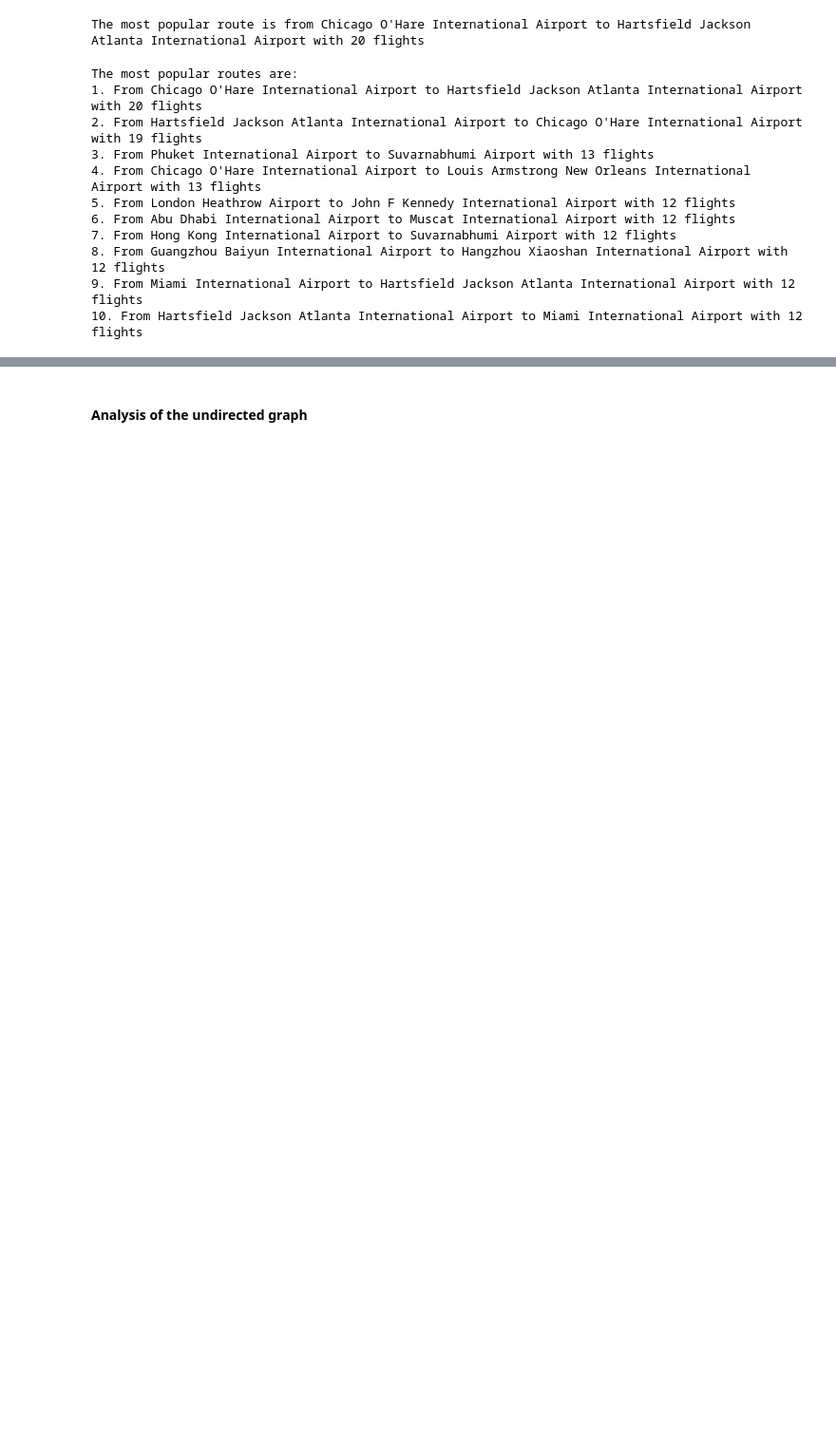
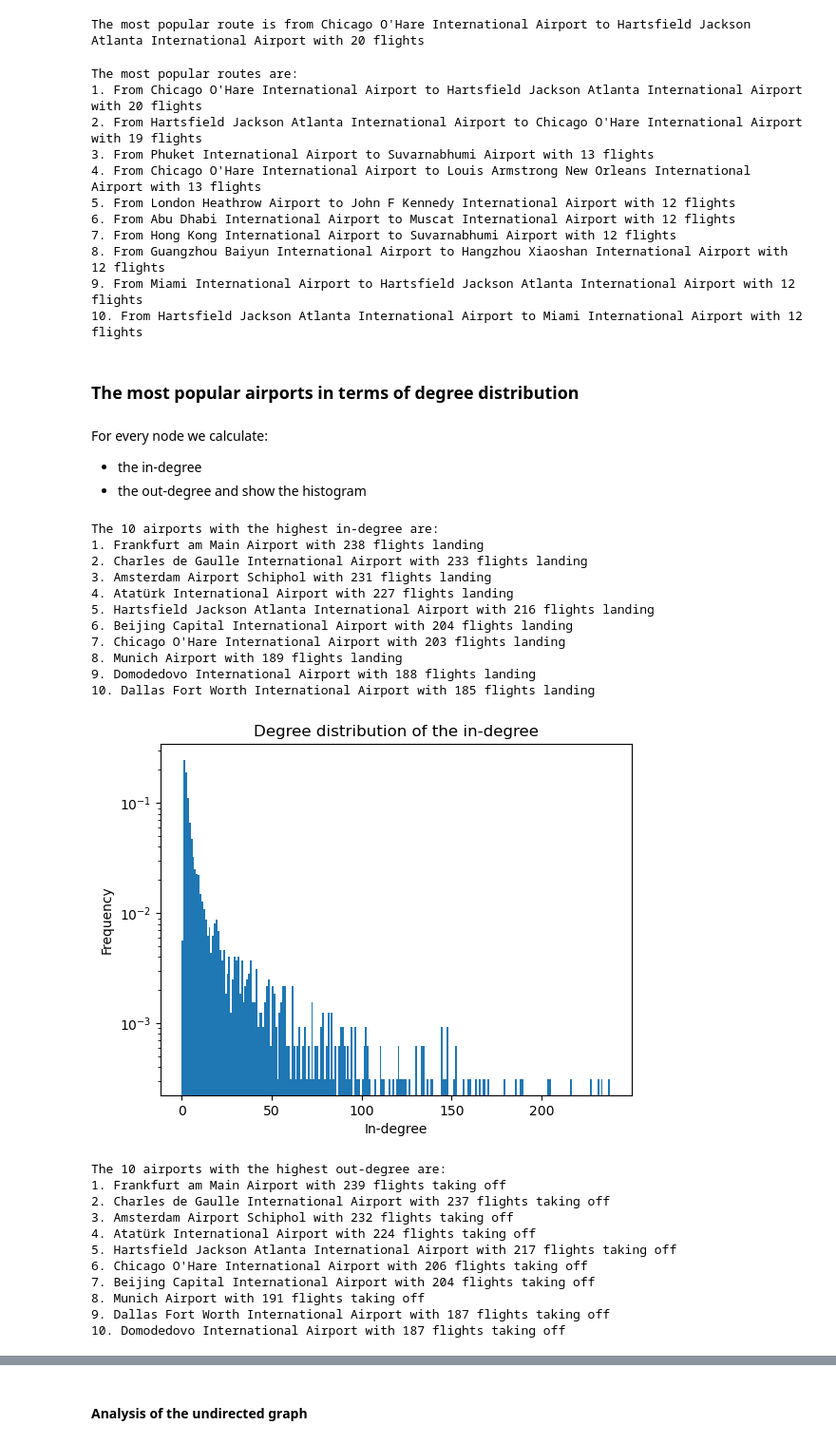
Before and after one commit to radubauzh/epidemic-spread-over-flights, a Jupyter notebook: main.ipynb, the cells around one changed output, grey strips where cells are left out. Shown at 95% size. Cells and saved outputs as stored; diff of their text form; code cells hidden in the pictures; blank space fills up the shorter version.

```diff
--- a/main.ipynb
+++ b/main.ipynb
@@ -92,7 +142,7 @@ for a,b in edges.iterrows():
 # %%
 airport_dict = {}
-for el in nodes.iterrows():
-    airport_dict[el[1]['# index']] = el[1][' name']
+for node in nodes.iterrows():
+    airport_dict[node[1]['# index']] = node[1][' name']
 # %%
 G[4][0]["weight"]
 G.get_edge_data(4,0)
@@ -154,8 +213,8 @@ Max weight edge
 max_edge = max(dict(G.edges).items(), key=lambda x: x[1]['weight'])
 source_airport = airport_dict[max_edge[0][0]]
 target_airport = airport_dict[max_edge[0][1]]
-routes = max_edge[1]['weight']
-print("The most popular route is from {} to {} with {} routes".format(source_airport, target_airport, routes))
+flights = max_edge[1]['weight']
+print("The most popular route is from {} to {} with {} flights".format(source_airport, target_airport, flights))
 # %% [output]
 The most popular route is from Chicago O'Hare International Airport to Hartsfield Jackson Atlanta International Airport with 20 flights
 # %%
@@ -165,9 +224,9 @@ max_edge = sorted(dict(G.edges).items(), key=lambda x: x[1]['weight'], reverse=T
 for i in range(10):
     source_airport = airport_dict[max_edge[i][0][0]]
     target_airport = airport_dict[max_edge[i][0][1]]
-    routes = max_edge[i][1]['weight']
+    flights = max_edge[i][1]['weight']
 
-    print("{}. From {} to {} with {} routes".format(i+1,source_airport, target_airport, routes))
+    print("{}. From {} to {} with {} flights".format(i+1,source_airport, target_airport, flights))
 # %% [output]
 The most popular routes are:
 1. From Chicago O'Hare International Airport to Hartsfield Jackson Atlanta International Airport with 20 flights
@@ -180,3 +239,68 @@ The most popular routes are:
 8. From Guangzhou Baiyun International Airport to Hangzhou Xiaoshan International Airport with 12 flights
 9. From Miami International Airport to Hartsfield Jackson Atlanta International Airport with 12 flights
 10. From Hartsfield Jackson Atlanta International Airport to Miami International Airport with 12 flights
+# %% [markdown]
+### The most popular airports in terms of degree distribution
+# %% [markdown]
+For every node we calculate:
+* the in-degree
+* the out-degree
+and show the histogram
+# %%
+# the in-degree distribution
+in_degree = G.in_degree()
+# show the 10 with the highest in-degree
+ten_highest_in_degrees = sorted(in_degree, key=lambda x: x[1], reverse=True)[:10]
+print("The 10 airports with the highest in-degree are:")
+for i in range(10):
+    print("{}. {} with {} flights landing".format(i+1,airport_dict[ten_highest_in_degrees[i][0]], ten_highest_in_degrees[i][1]))
+in_degree = [in_degree[i] for i in range(len(in_degree))]
+my_bins = np.linspace(0, max(in_degree), max(in_degree)+1)
+plt.hist(in_degree, bins=my_bins, density=True)
+plt.yscale('log')
+plt.xlabel('In-degree')
+plt.ylabel('Frequency')
+plt.title('Degree distribution of the in-degree')
+plt.show()
+print("")
+
+# the out-degree distribution
+out_degree = G.out_degree()
+# show the 10 with the highest out-degree
+ten_highest_out_degrees = sorted(out_degree, key=lambda x: x[1], reverse=True)[:10]
+print("The 10 airports with the highest out-degree are:")
+for i in range(10):
+    print("{}. {} with {} flights taking off".format(i+1,airport_dict[ten_highest_out_degrees[i][0]], ten_highest_out_degrees[i][1]))
+out_degree = [out_degree[i] for i in range(len(out_degree))]
+my_bins = np.linspace(0, max(out_degree), max(out_degree)+1)
+plt.hist(out_degree, bins=my_bins, density=True)
+plt.yscale('log')
+plt.xlabel('Out-degree')
+plt.ylabel('Frequency')
+plt.title('Degree distribution of the out-degree')
+plt.show()
+print("")
+# %% [output]
+The 10 airports with the highest in-degree are:
+1. Frankfurt am Main Airport with 238 flights landing
+2. Charles de Gaulle International Airport with 233 flights landing
+3. Amsterdam Airport Schiphol with 231 flights landing
+4. Atatürk International Airport with 227 flights landing
+5. Hartsfield Jackson Atlanta International Airport with 216 flights landing
+6. Beijing Capital International Airport with 204 flights landing
+7. Chicago O'Hare International Airport with 203 flights landing
+8. Munich Airport with 189 flights landing
+9. Domodedovo International Airport with 188 flights landing
+10. Dallas Fort Worth International Airport with 185 flights landing
+[figure, added]
+The 10 airports with the highest out-degree are:
+1. Frankfurt am Main Airport with 239 flights taking off
+2. Charles de Gaulle International Airport with 237 flights taking off
+3. Amsterdam Airport Schiphol with 232 flights taking off
+4. Atatürk International Airport with 224 flights taking off
+5. Hartsfield Jackson Atlanta International Airport with 217 flights taking off
+6. Chicago O'Hare International Airport with 206 flights taking off
+7. Beijing Capital International Airport with 204 flights taking off
+8. Munich Airport with 191 flights taking off
+9. Dallas Fort Worth International Airport with 187 flights taking off
+10. Domodedovo International Airport with 187 flights taking off
```
Also changed, not shown: parts of 49 cells of this notebook.
